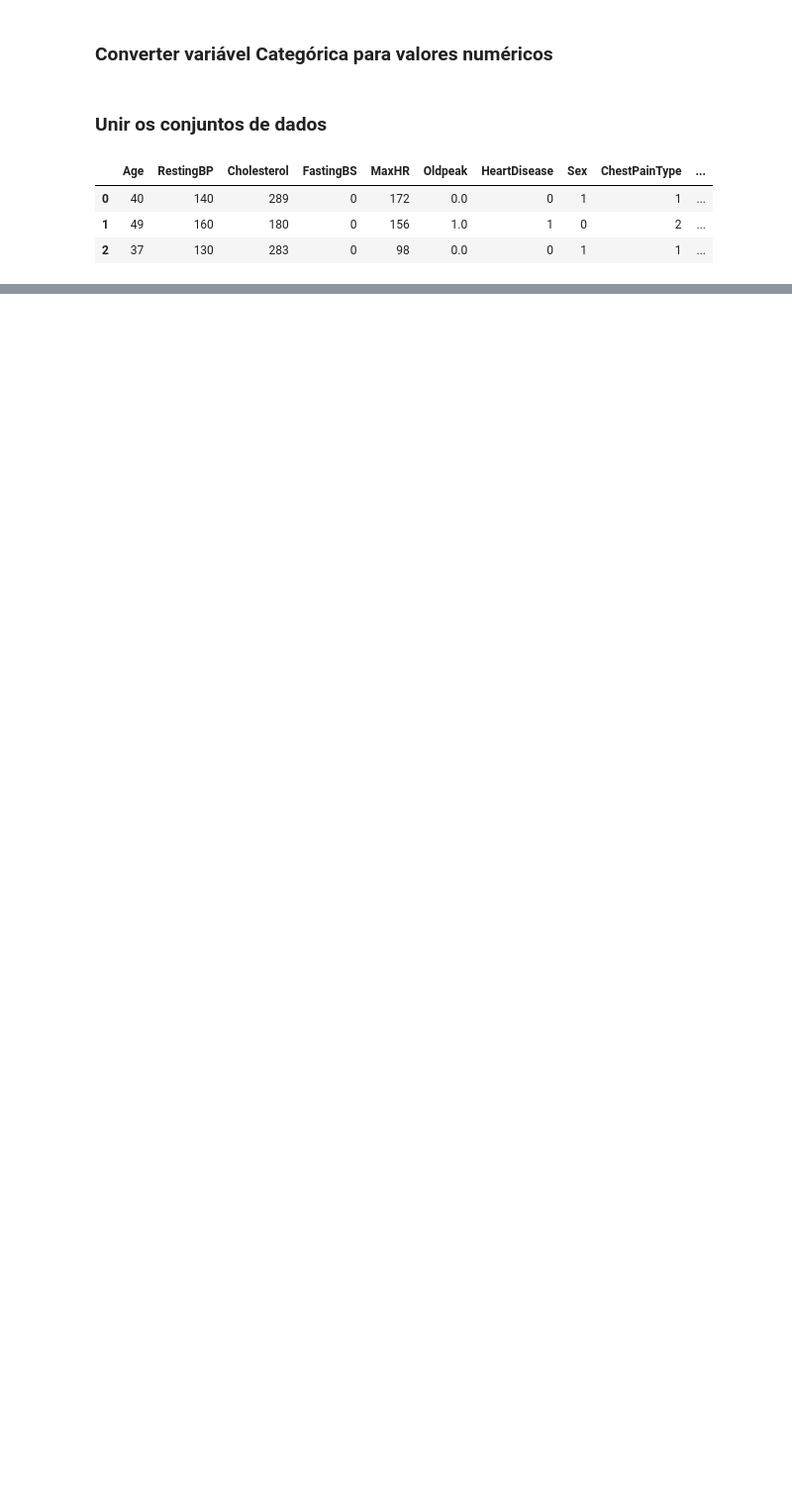
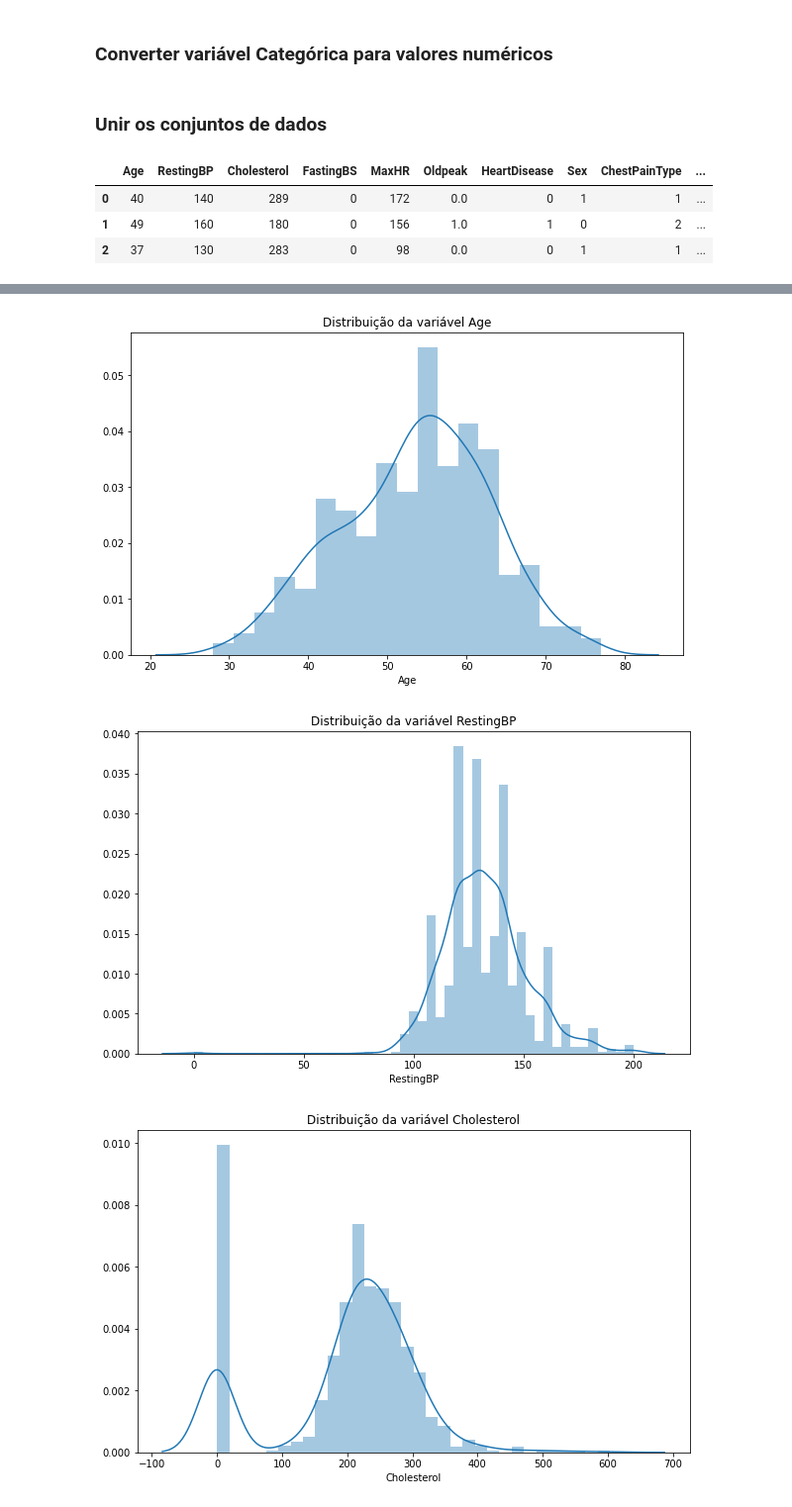
Before and after one commit to JPMorgado/tcc_puc, a Jupyter notebook: ParadaCardiovascular.ipynb, the cells around one changed output, grey strips where cells are left out. Shown at 99% size. Saved outputs shown, nothing was run; the diff lists cells and outputs as text; code cells hidden in the pictures; blank space fills up the shorter version.

```diff
--- a/ParadaCardiovascular.ipynb
+++ b/ParadaCardiovascular.ipynb
@@ -41,0 +123,9 @@ df.head(3)
+# %%
+for col in df.columns:
+    sns.distplot(df[col])
+    _add_graph_info(col, None, "Distribuição da variável {}".format(col))
+    plt.show()
+# %% [output]
+[figure, added]
+[figure, added]
+[figure, added]
```
Also changed, not shown: parts of 33 cells of this notebook.
